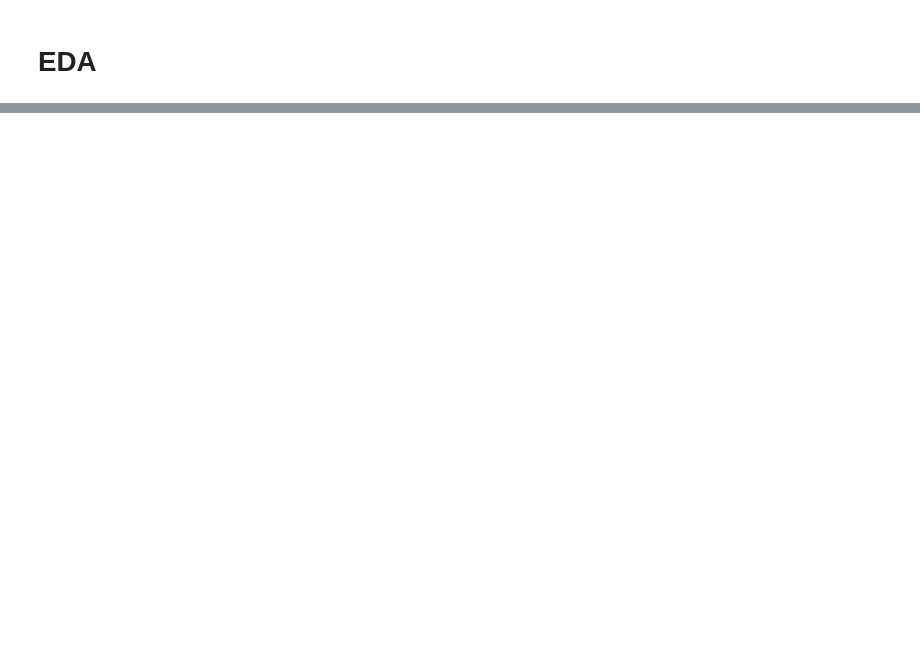
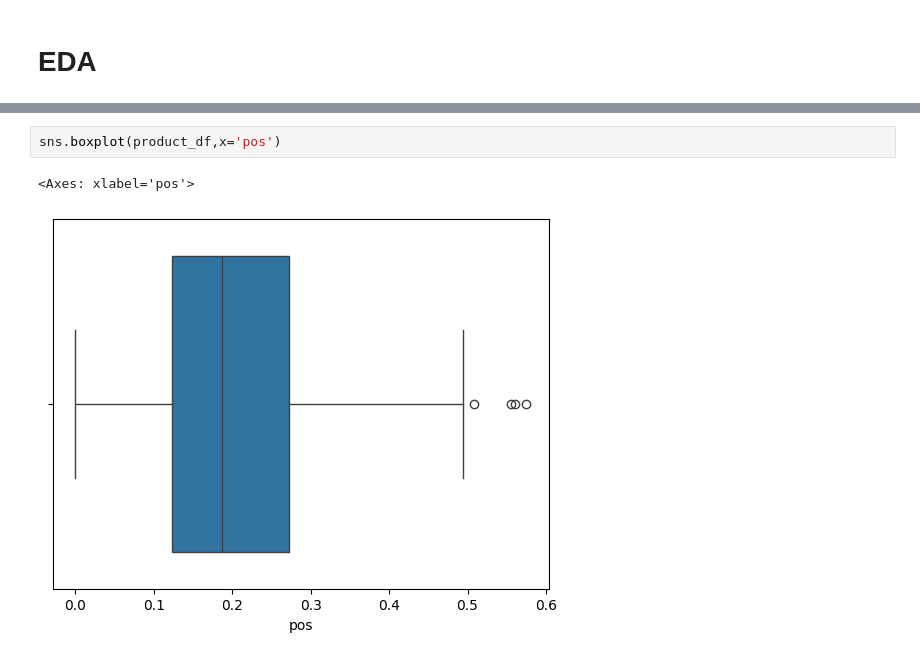
Before and after one commit to fbaezcalderon/fall_2024_quality_characteristics, a Jupyter notebook: quality_characteristics.ipynb, the cells around one changed output, grey strips where cells are left out. Saved outputs shown, nothing was run; the diff lists cells and outputs as text; blank space fills up the shorter version.

```diff
--- a/quality_characteristics.ipynb
+++ b/quality_characteristics.ipynb
@@ -235,0 +241,5 @@ product_df.head()
+# %%
+sns.boxplot(product_df,x='pos')
+# %% [output]
+<Axes: xlabel='pos'>
+[figure, added]
```
Also changed, not shown: parts of 17 cells of this notebook.
